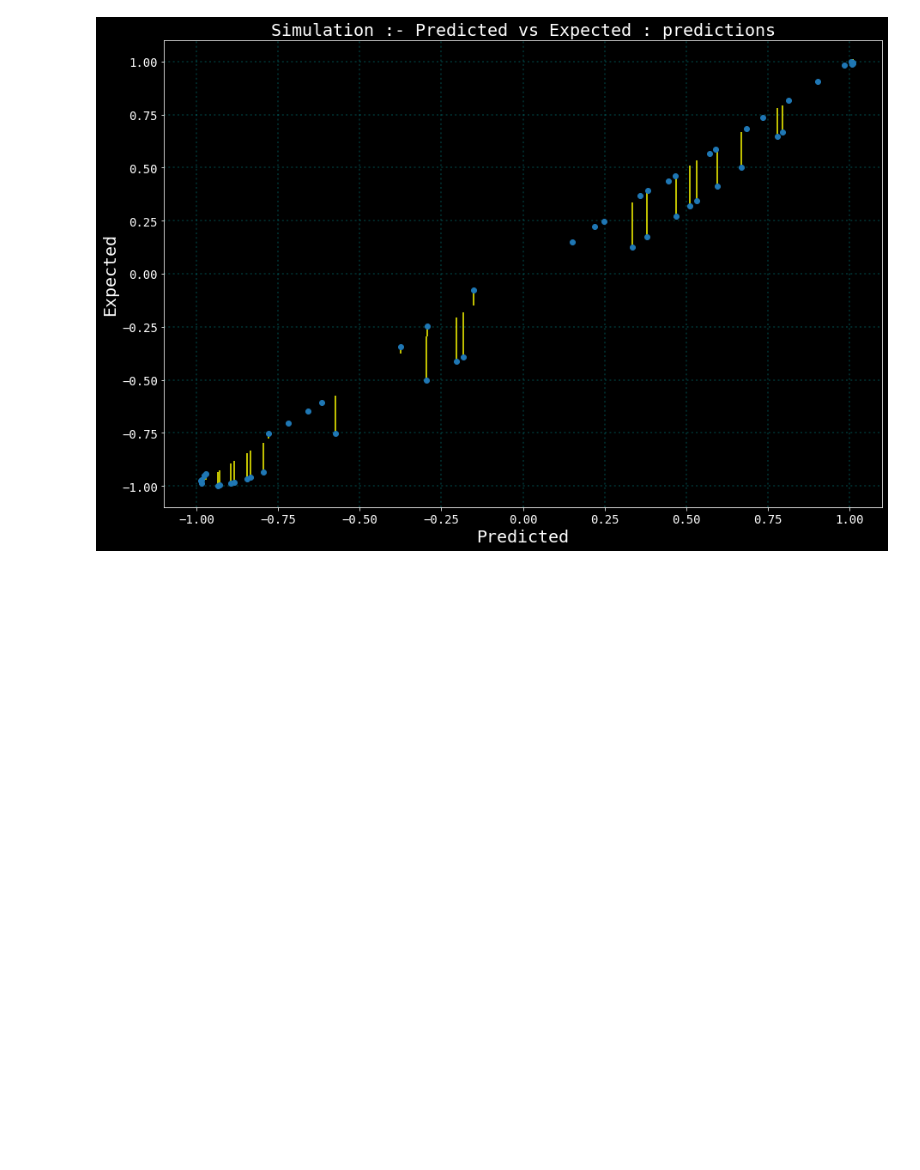
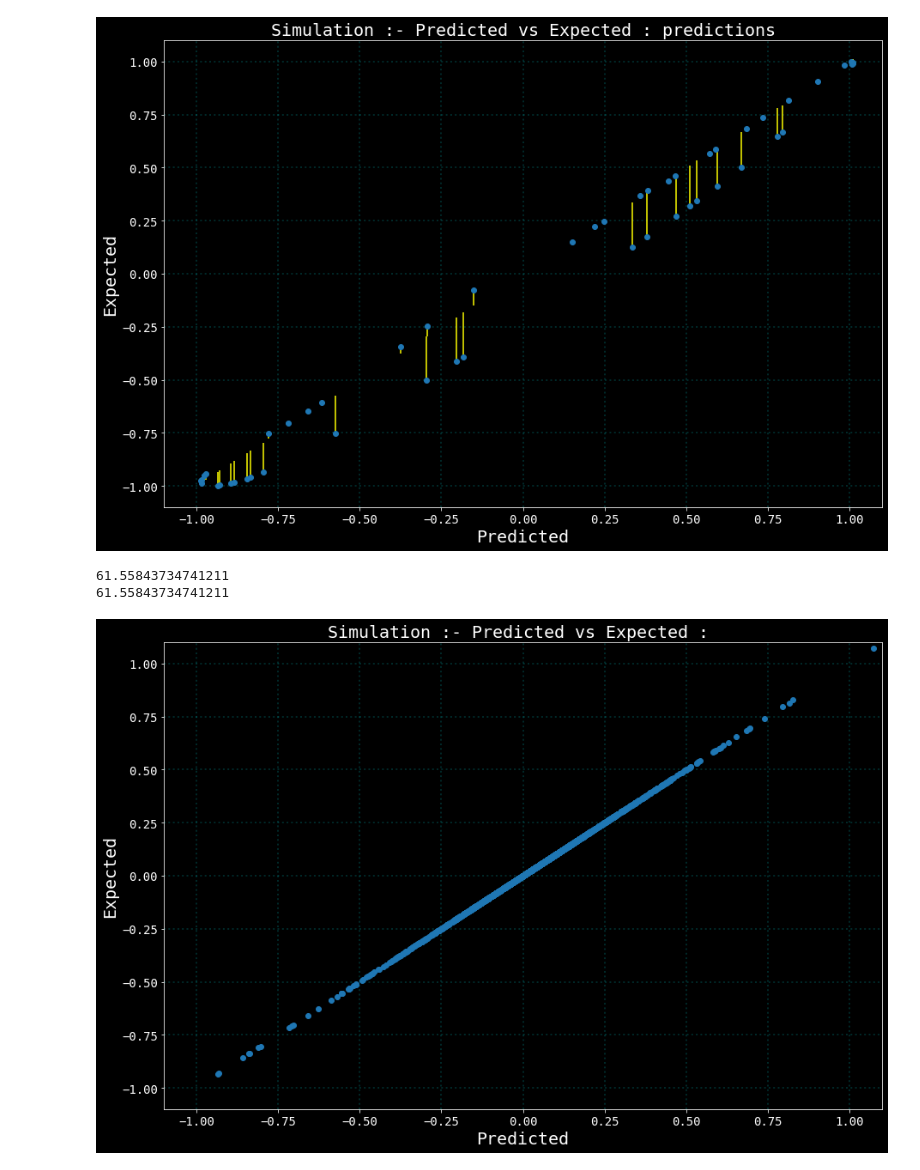
Before and after one commit to parrisma/RL-Intuition, a Jupyter notebook: src/tictactoe/experiment2/experiment2.ipynb, the cells around one changed output. Saved outputs shown, nothing was run; the diff lists cells and outputs as text; code cells hidden in the pictures; blank space fills up the shorter version.

```diff
--- a/src/tictactoe/experiment2/experiment2.ipynb
+++ b/src/tictactoe/experiment2/experiment2.ipynb
@@ -186,3 +198,18 @@ with plt.style.context('dark_background'):
         sleep(1.5)
 # %% [output]
 [figure]
+# %%
+y1 = hello_world_data['predictions'].transpose()[1,:]
+y2 = hello_world_data['predictions'].transpose()[1,:]
+print(y1[26])
+print(y2[26])
+# %% [output]
+61.55843734741211
+61.55843734741211
+# %%
+with plt.style.context('dark_background'):
+    plt_config()
+    plt.show()
+    live_plot(y1,y2,"")
+# %% [output]
+[figure, added]
```
Also changed, not shown: parts of 3 cells of this notebook, 8 other files.
